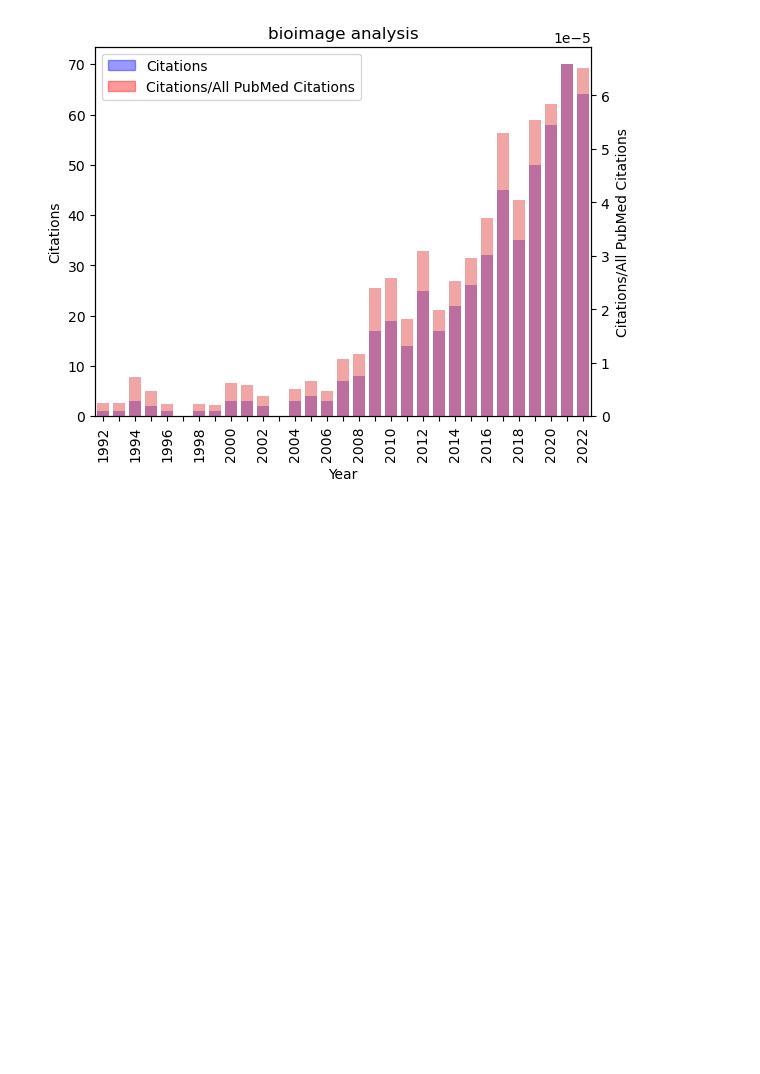
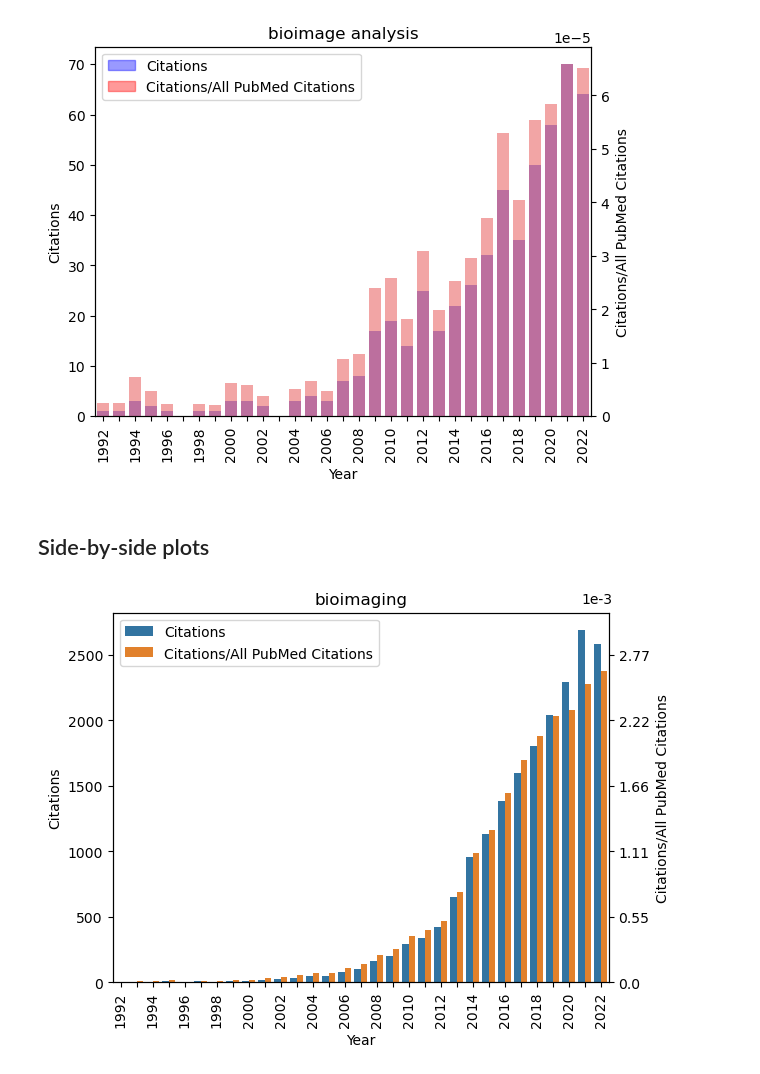
Before and after one commit to COBA-NIH/CellProfilerPluginsPaper, a Jupyter notebook: PubmedCitations.ipynb, the cells around one changed output. Drawn from its saved outputs; the diff is of its cells as text; code cells hidden in the pictures; blank space fills up the shorter version.

```diff
--- a/PubmedCitations.ipynb
+++ b/PubmedCitations.ipynb
@@ -83,3 +87,35 @@ plt.savefig('bioimage_analysis_citations.svg',bbox_inches='tight')
 plt.savefig('bioimage_analysis_citations.png',bbox_inches='tight')
 # %% [output]
 [figure]
+# %% [markdown]
+## Side-by-side plots
+# %%
+bioimg.drop(columns=["Total # Citations"], inplace=True)
+bioimg_melt = pandas.melt(bioimg, id_vars=['Year'])
+mask = bioimg_melt['variable'].isin(['bioimaging_norm'])
+scale = int(bioimg_melt[~mask]['value'].mean()
+            /bioimg_melt[mask]['value'].mean())
+bioimg_melt.loc[mask, 'value'] = bioimg_melt.loc[mask, 'value']*scale
+
+fig, ax1 = plt.subplots()
+
+ax1 = sns.barplot(data=bioimg_melt, x='Year',y='value',hue='variable')
+labels = ax1.get_xticklabels()
+ax1.set_xticklabels(rotation=90, labels = ['' if count%2!=0 else x for count, x in enumerate(labels)])
+ax1.set_ylabel('Citations')
+ax1.set_title('bioimaging')
+
+ax2 = ax1.twinx()
+ax2.set_ylim(ax1.get_ylim())
+ax2.set_yticklabels(np.round(ax1.get_yticks()/scale*1000,2))
+ax2.set_ylabel('Citations/All PubMed Citations')
+
+plt.text(.945, 1.026, '1e-3',transform=ax1.transAxes)
+
+hands, labs = ax1.get_legend_handles_labels()
+ax1.legend(title='',loc='upper left', handles=hands, labels=['Citations', 'Citations/All PubMed Citations'])
+
+plt.savefig('bioimaging_citations_sidebyside.svg',bbox_inches='tight')
+plt.savefig('bioimaging_citations_sidebyside.png',bbox_inches='tight')
+# %% [output]
+[figure, added]
```
Also changed, not shown: parts of 7 cells of this notebook, 8 other files.
